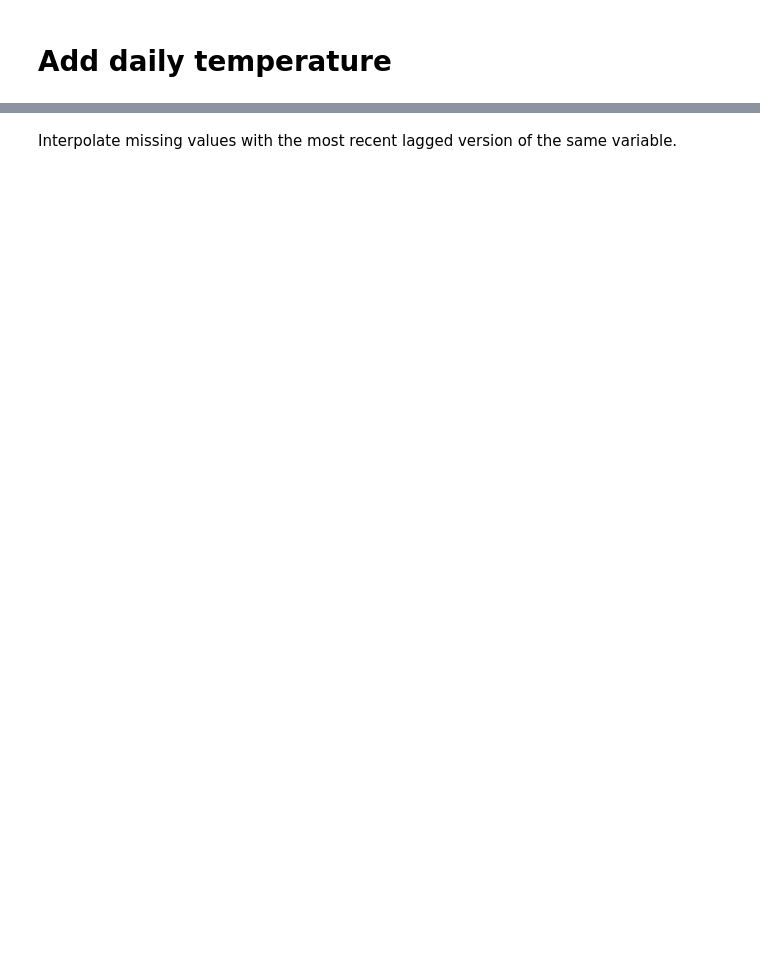
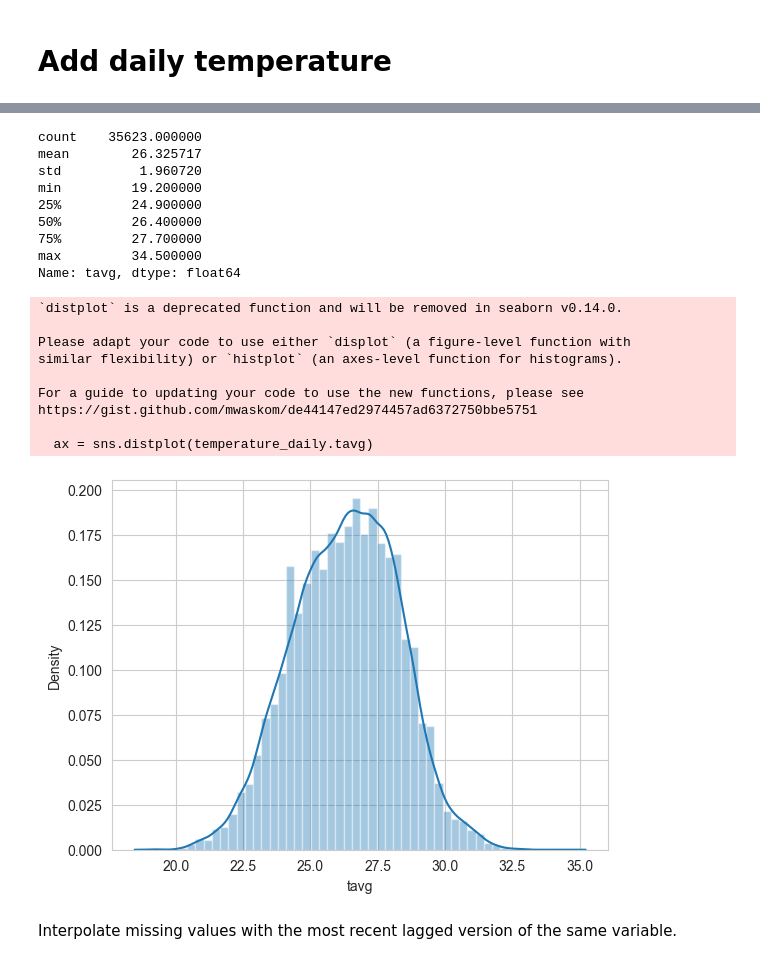
Before and after one commit to josegarciav/Datathon_BDO_2023, a Jupyter notebook: Feature_Engineering.ipynb, the cells around one changed output, grey strips where cells are left out. Drawn from its saved outputs; the diff is of its cells as text; code cells hidden in the pictures; blank space fills up the shorter version.

```diff
--- a/Feature_Engineering.ipynb
+++ b/Feature_Engineering.ipynb
@@ -757,7 +736,27 @@ LON                0
 LAT                0
 dtype: int64
 # %%
-print(data.temperature.describe())
-ax = sns.distplot(data.temperature)
+print(temperature_daily.tavg.describe())
+ax = sns.distplot(temperature_daily.tavg)
+# %% [output]
+count    35623.000000
+mean        26.325717
+std          1.960720
+min         19.200000
+25%         24.900000
+50%         26.400000
+75%         27.700000
+max         34.500000
+Name: tavg, dtype: float64
+`distplot` is a deprecated function and will be removed in seaborn v0.14.0.
+
+Please adapt your code to use either `displot` (a figure-level function with
+similar flexibility) or `histplot` (an axes-level function for histograms).
+
+For a guide to updating your code to use the new functions, please see
+https://gist.github.com/mwaskom/de44147ed2974457ad6372750bbe5751
+
+  ax = sns.distplot(temperature_daily.tavg)
+[figure, added]
 # %% [markdown]
 Interpolate missing values with the most recent lagged version of the same variable.
```
Also changed, not shown: parts of 21 cells of this notebook, 1 other file.
